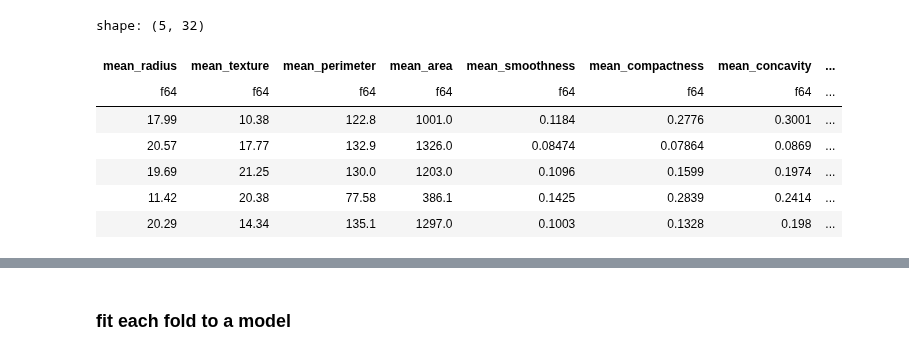
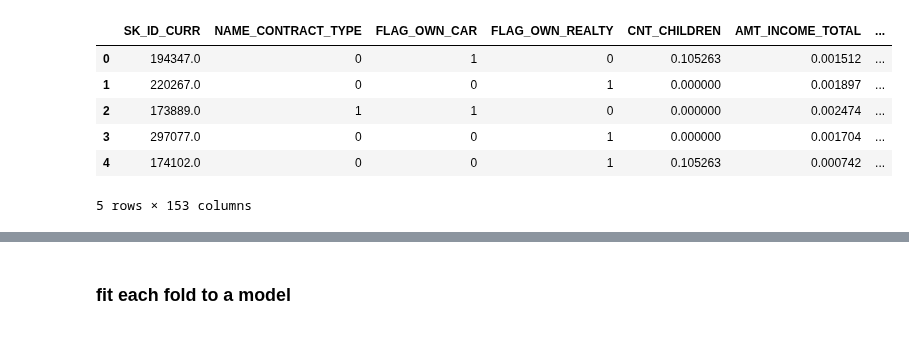
Before and after one commit to predictables/predictables, a Jupyter notebook: dev_univariate.ipynb, the cells around one changed output, grey strips where cells are left out. Cells and saved outputs as stored; diff of their text form; code cells hidden in the pictures.

```diff
--- a/dev_univariate.ipynb
+++ b/dev_univariate.ipynb
@@ -1,27 +1,48 @@
-# %%
-from sklearn.datasets import load_breast_cancer
-import pandas as pd
-import numpy as np
-from predictables.util import to_pl_lf
-from predictables.core.src._UnivariateAnalysis import UnivariateAnalysis
-import numpy as np
-
-# load data
-df = load_breast_cancer(as_frame=True).frame
-df.columns = [c.replace(" ", "_") for c in df.columns]
-df["cv"] = np.random.randint(1, 6, df.shape[0])
-df = to_pl_lf(df)
-
-df.head().collect()
-# %% [output]
-shape: (5, 32)
-| mean_radius | mean_texture | mean_perimeter | mean_area | mean_smoothness | mean_compactness | mean_concavity | ... |
-| f64 | f64 | f64 | f64 | f64 | f64 | f64 | ... |
-| 17.99 | 10.38 | 122.8 | 1001.0 | 0.1184 | 0.2776 | 0.3001 | ... |
-| 20.57 | 17.77 | 132.9 | 1326.0 | 0.08474 | 0.07864 | 0.0869 | ... |
-| 19.69 | 21.25 | 130.0 | 1203.0 | 0.1096 | 0.1599 | 0.1974 | ... |
-| 11.42 | 20.38 | 77.58 | 386.1 | 0.1425 | 0.2839 | 0.2414 | ... |
-| 20.29 | 14.34 | 135.1 | 1297.0 | 0.1003 | 0.1328 | 0.198 | ... |
+# %%
+import pandas as pd
+from predictables.core.src._UnivariateAnalysis import UnivariateAnalysis
+from predictables.util import get_column_dtype
+
+
+# load data
+df = pd.read_parquet("./credit_risk.parquet")
+# df.columns = [c.replace(" ", "_") for c in df.columns]
+# df["cv"] = np.random.randint(1, 11, df.shape[0])
+# objs, d = [], []
+# for col in tqdm(df.columns.tolist()[:-2]):
+#     if get_column_dtype(df[col]) == "continuous":
+#         df[col] = df[col].astype(float)
+#     elif get_column_dtype(df[col]) == "binary":
+#         df[col] = df[col].astype(float).astype(int).astype(str).astype("category")
+#     elif get_column_dtype(df[col]) == "categorical":
+#         try:
+#             df[col] = df[col].astype(float).astype(str).astype("category")
+#         except Exception:
+#             df[col] = df[col].astype(str).astype("category")
+#     elif get_column_dtype(df[col]) == "date":
+#         df[col] = pd.to_datetime(df[col])
+#         d.append(col)
+#     else:
+#         df[col] = df[col].astype(str)
+#         objs.append(col)
+
+# # put small amount of noise on the target variable - to help with numerical stability
+# # when fitting the model
+# df["noise"] = stats.norm.rvs(loc=0, scale=0.01, size=df.shape[0])
+# df["abs"] = np.abs(df["noise"])
+# df["perturbed_target"] = (
+#     df["TARGET"] + (df["abs"] * df["TARGET"].eq(0)) - (df["abs"] * df["TARGET"].eq(1))
+# )
+df.to_parquet("./credit_risk.parquet")
+df.head()
+# %% [output]
+|  | SK_ID_CURR | NAME_CONTRACT_TYPE | FLAG_OWN_CAR | FLAG_OWN_REALTY | CNT_CHILDREN | AMT_INCOME_TOTAL | ... |
+| 0 | 194347.0 | 0 | 1 | 0 | 0.105263 | 0.001512 | ... |
+| 1 | 220267.0 | 0 | 0 | 1 | 0.000000 | 0.001897 | ... |
+| 2 | 173889.0 | 1 | 1 | 0 | 0.000000 | 0.002474 | ... |
+| 3 | 297077.0 | 0 | 0 | 1 | 0.000000 | 0.001704 | ... |
+| 4 | 174102.0 | 0 | 0 | 1 | 0.105263 | 0.000742 | ... |
+5 rows × 153 columns
 # %%
 # df = pd.read_parquet("./cancerdf.parquet")
 # df.head()
```
Also changed, not shown: parts of 10 cells of this notebook, 11 other files.
